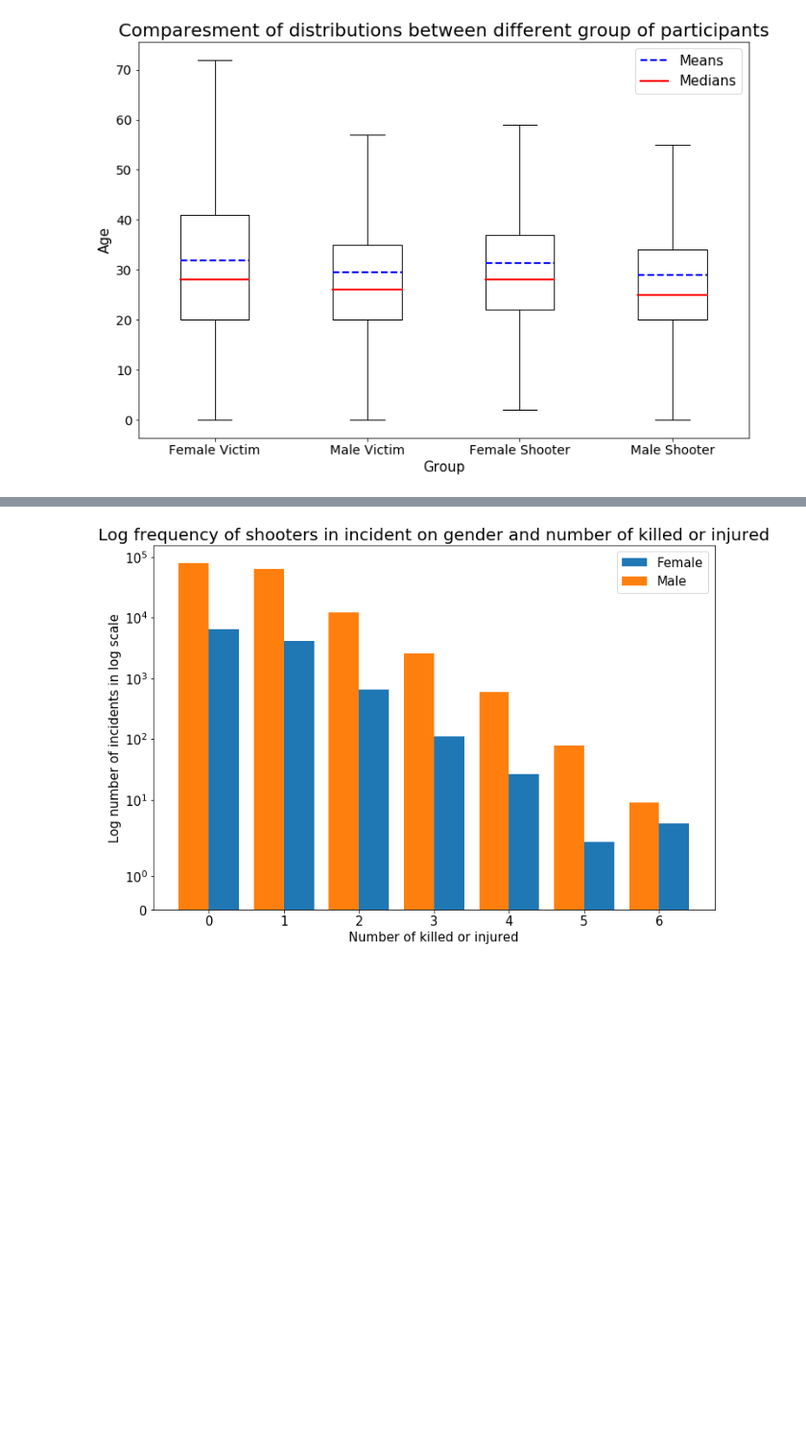
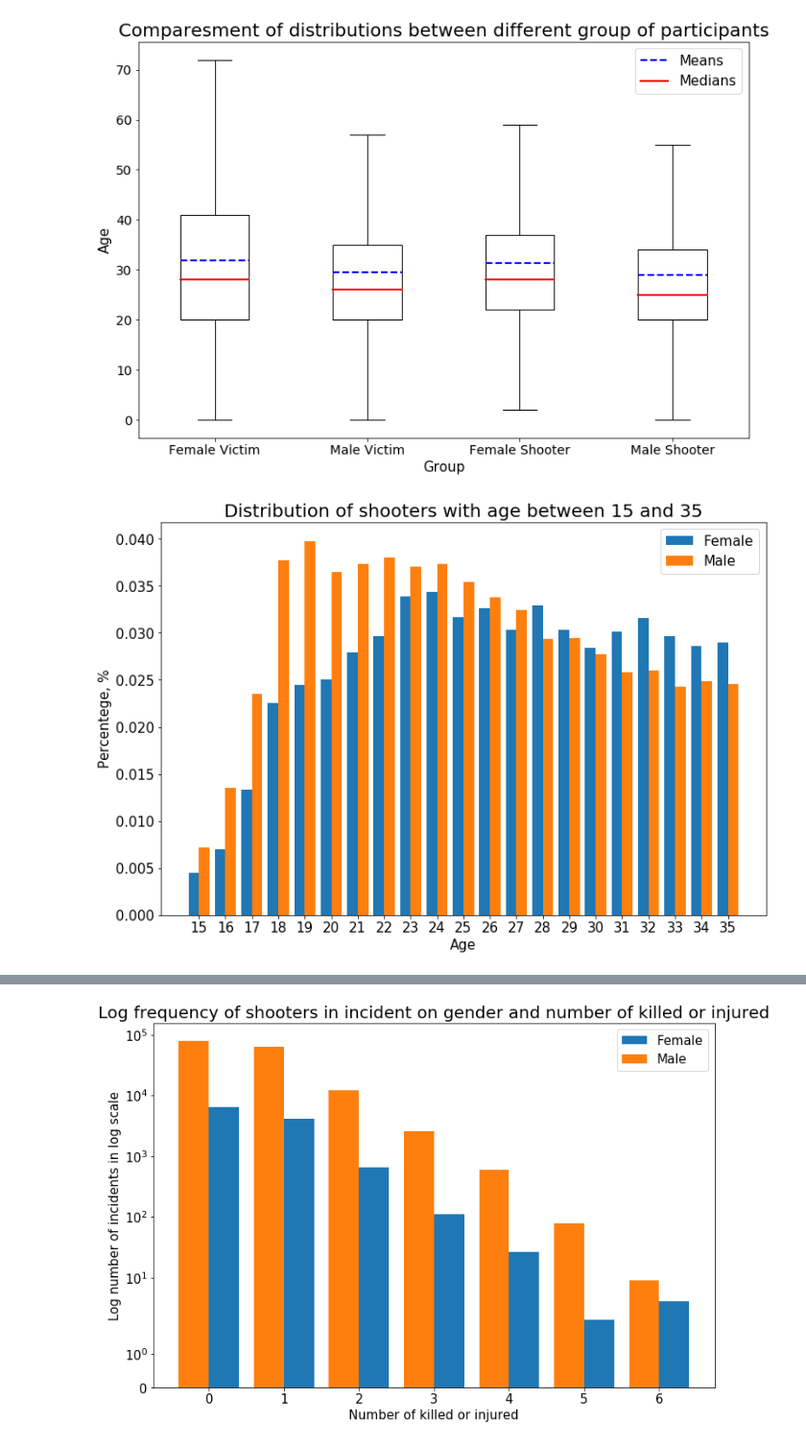
Before and after one commit to belkasanek/eda-gun-violence, a Jupyter notebook: gun_violence_eda.ipynb, the cells around one changed output, grey strips where cells are left out. Shown at 96% size. Saved outputs shown, nothing was run; the diff lists cells and outputs as text; code cells hidden in the pictures; blank space fills up the shorter version.

```diff
--- a/gun_violence_eda.ipynb
+++ b/gun_violence_eda.ipynb
@@ -623,3 +627,28 @@ plt.xticks(fontsize=14)
 del temp1, temp2, temp3, temp4
 # %% [output]
 [figure]
+# %%
+# more precise analysis about young people
+
+start_age = 15
+end_age = 35
+fig = plt.figure(figsize=(12, 8))
+temp = np.concatenate([df.loc[(df['gender_%s' % i] == 'Female') & (df['type_%s' % i] == 'Subject-Suspect'),
+                              'age_%s' % i].dropna().apply(int).values for i in range(n_people)])
+temp2 = np.concatenate([df.loc[(df['gender_%s' % i] == 'Male') & (df['type_%s' % i] == 'Subject-Suspect'),
+                               'age_%s' % i].dropna().apply(int).values for i in range(n_people)])
+# temp = temp[(temp >= start_age) & (temp <= end_age)]
+# temp2 = temp2[(temp2 >= start_age) & (temp2 <= end_age)]
+
+plt.bar(np.arange(start_age, end_age + 1) - 0.2, [temp[temp == i].sum() / temp.sum()
+                                  for i in range(start_age, end_age+1)], width=0.4, label='Female')
+plt.bar(np.arange(start_age, end_age + 1) + 0.2, [temp2[temp2 == i].sum() / temp2.sum()
+                                  for i in range(start_age, end_age+1)], width=0.4, label='Male')
+plt.legend(fontsize=15)
+plt.title('Distribution of shooters with age between %s and %s' % (start_age, end_age), fontdict={'fontsize' : 20})
+plt.xticks(np.arange(start_age, end_age + 1), fontsize=15);
+plt.xlabel('Age', fontsize=15)
+plt.ylabel('Percentege, %', fontsize=15)
+plt.yticks(fontsize=15);
+# %% [output]
+[figure, added]
```
Also changed, not shown: parts of 7 cells of this notebook.
